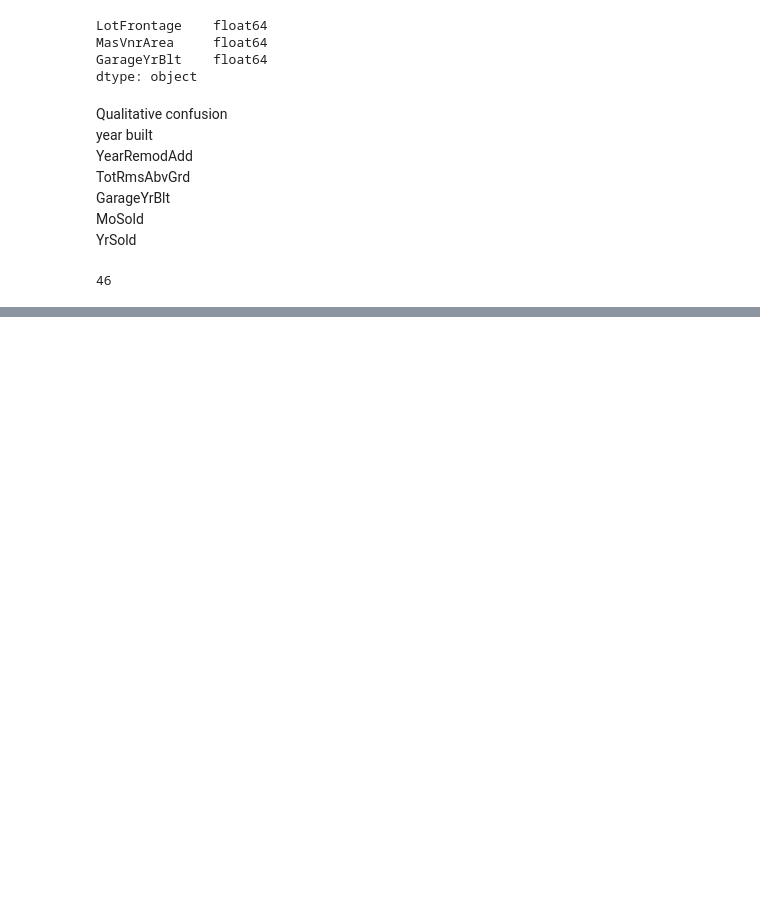
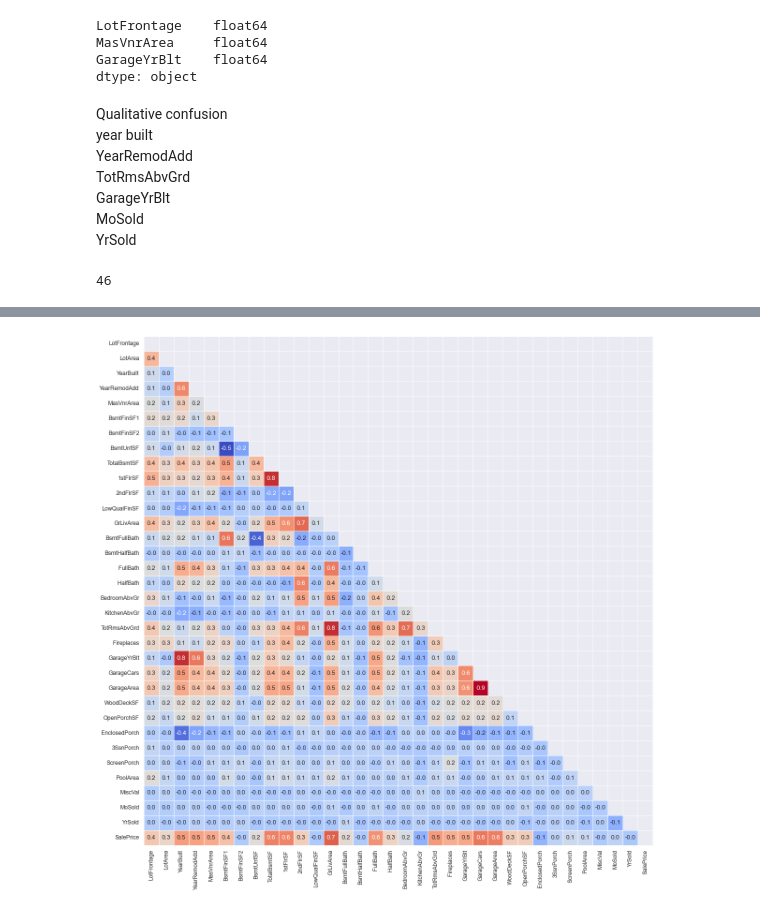
Before and after one commit to sameerkataria/Housing-Prices, a Jupyter notebook: Housing Prices Regression Final Project.ipynb, the cells around one changed output, grey strips where cells are left out. Saved outputs shown, nothing was run; the diff lists cells and outputs as text; code cells hidden in the pictures; blank space fills up the shorter version.

```diff
--- a/Housing Prices Regression Final Project.ipynb
+++ b/Housing Prices Regression Final Project.ipynb
@@ -123,0 +186,6 @@ len(vars_qual)
+# %%
+# Dropping "Id" column from the data
+df_data.drop("Id", inplace=True, axis=1)
+# %%
+## Creating a dataframe for quantitative variables
+df_data_quant=df_data.loc[:,~df_data.columns.isin(vars_qual)]
@@ -123,0 +213,17 @@ len(vars_qual)
+# %%
+sns.set(font_scale=1.1)
+correlation_train = df_data_quant.corr()
+mask = np.triu(correlation_train.corr())
+plt.figure(figsize=(20, 20))
+sns.heatmap(correlation_train,
+            annot=True,
+            fmt='.1f',
+            cmap='coolwarm',
+            square=True,
+            mask=mask,
+            linewidths=1,
+            cbar=False)
+
+plt.show()
+# %% [output]
+[figure, added]
```
Also changed, not shown: parts of 40 cells of this notebook.
